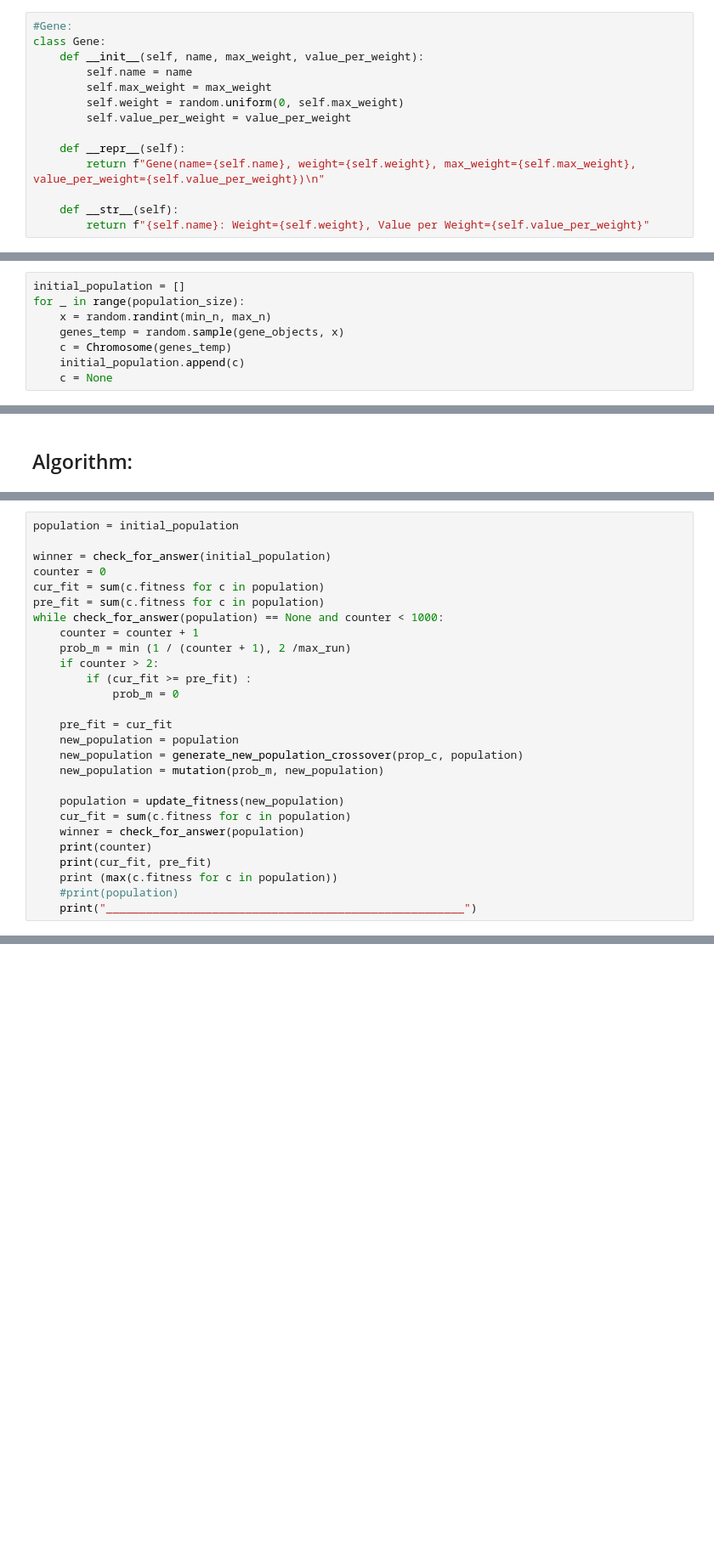
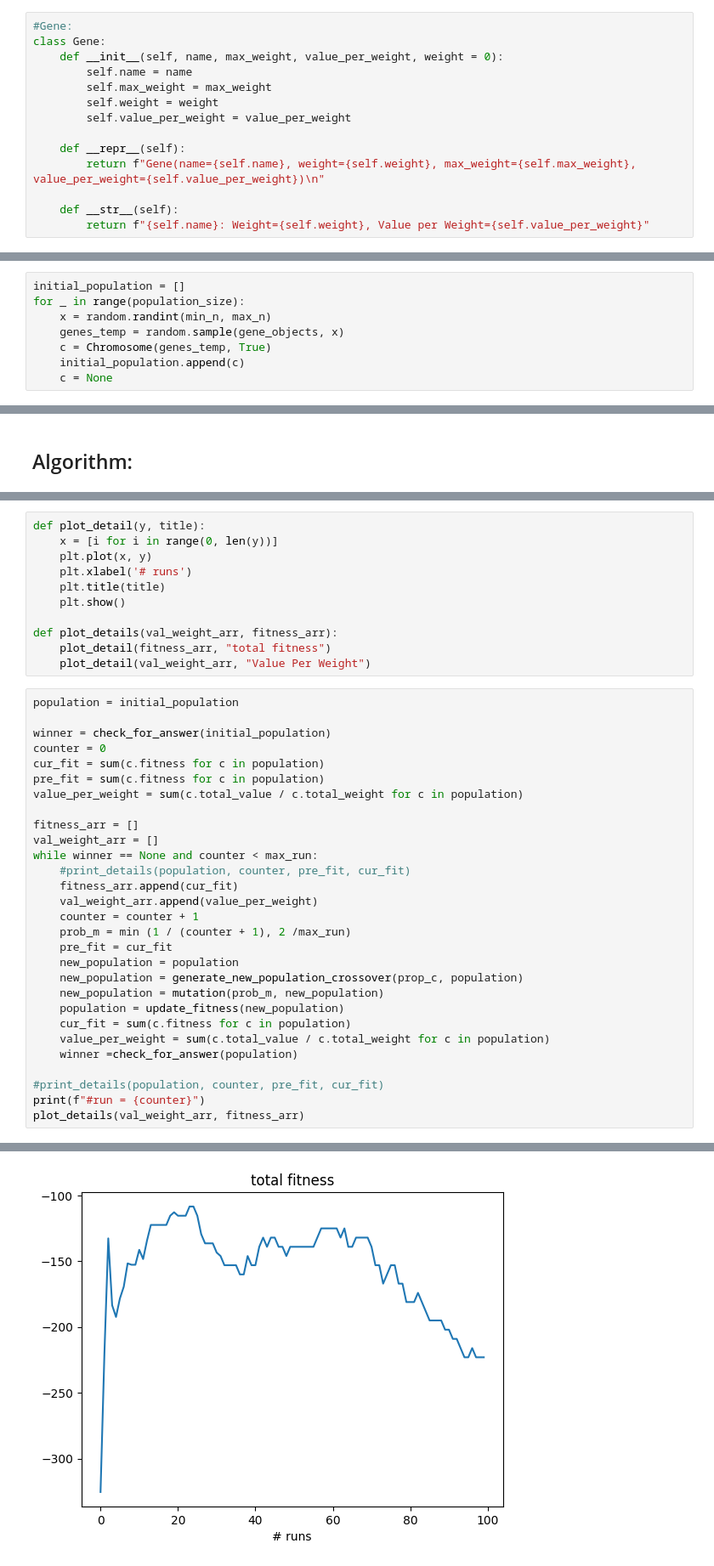
Before and after one commit to F102M8/UT_AI, a Jupyter notebook: CA1/AI-A1-810199489.ipynb, the cells around one changed output, grey strips where cells are left out. Shown at 85% size. Cells and saved outputs as stored; diff of their text form; blank space fills up the shorter version.

```diff
--- a/CA1/AI-A1-810199489.ipynb
+++ b/CA1/AI-A1-810199489.ipynb
@@ -61,10 +62,10 @@ print(df)
 # %%
 #Gene:
 class Gene:
-    def __init__(self, name, max_weight, value_per_weight):
+    def __init__(self, name, max_weight, value_per_weight, weight = 0):
         self.name = name
         self.max_weight = max_weight
-        self.weight = random.uniform(0, self.max_weight)
+        self.weight = weight
         self.value_per_weight = value_per_weight
 
     def __repr__(self):
@@ -160,7 +162,7 @@ initial_population = []
 for _ in range(population_size):
     x = random.randint(min_n, max_n)
     genes_temp = random.sample(gene_objects, x)
-    c = Chromosome(genes_temp)
+    c = Chromosome(genes_temp, True)
     initial_population.append(c)
     c = None
 # %%
@@ -371,3 +382,14 @@ def mutation(prob_m, population):
+# %%
+def plot_detail(y, title):
+    x = [i for i in range(0, len(y))]
+    plt.plot(x, y)
+    plt.xlabel('# runs')
+    plt.title(title)
+    plt.show()
+
+def plot_details(val_weight_arr, fitness_arr):
+    plot_detail(fitness_arr, "total fitness")
+    plot_detail(val_weight_arr, "Value Per Weight")
 # %%
 population = initial_population
 
@@ -375,24 +397,26 @@ winner = check_for_answer(initial_population)
 counter = 0
 cur_fit = sum(c.fitness for c in population)
 pre_fit = sum(c.fitness for c in population)
-while check_for_answer(population) == None and counter < 1000:
+value_per_weight = sum(c.total_value / c.total_weight for c in population)
+
+fitness_arr = []
+val_weight_arr = []
+while winner == None and counter < max_run:
+    #print_details(population, counter, pre_fit, cur_fit)
+    fitness_arr.append(cur_fit)
+    val_weight_arr.append(value_per_weight)
     counter = counter + 1
     prob_m = min (1 / (counter + 1), 2 /max_run)
-    if counter > 2:
-        if (cur_fit >= pre_fit) :
-            prob_m = 0
-
     pre_fit = cur_fit
     new_population = population
     new_population = generate_new_population_crossover(prop_c, population)
     new_population = mutation(prob_m, new_population)
-
     population = update_fitness(new_population)
     cur_fit = sum(c.fitness for c in population)
-    winner = check_for_answer(population)
-    print(counter)
-    print(cur_fit, pre_fit)
-    print (max(c.fitness for c in population))
-    #print(population)
-    print("______________________________________________________")
+    value_per_weight = sum(c.total_value / c.total_weight for c in population)
+    winner =check_for_answer(population)
+
+#print_details(population, counter, pre_fit, cur_fit)
+print(f"#run = {counter}")
+plot_details(val_weight_arr, fitness_arr)
 # %% [output]
@@ -415,0 +424 @@ ______________________________________________________
+[figure, added]
```
Also changed, not shown: parts of 19 cells of this notebook.
